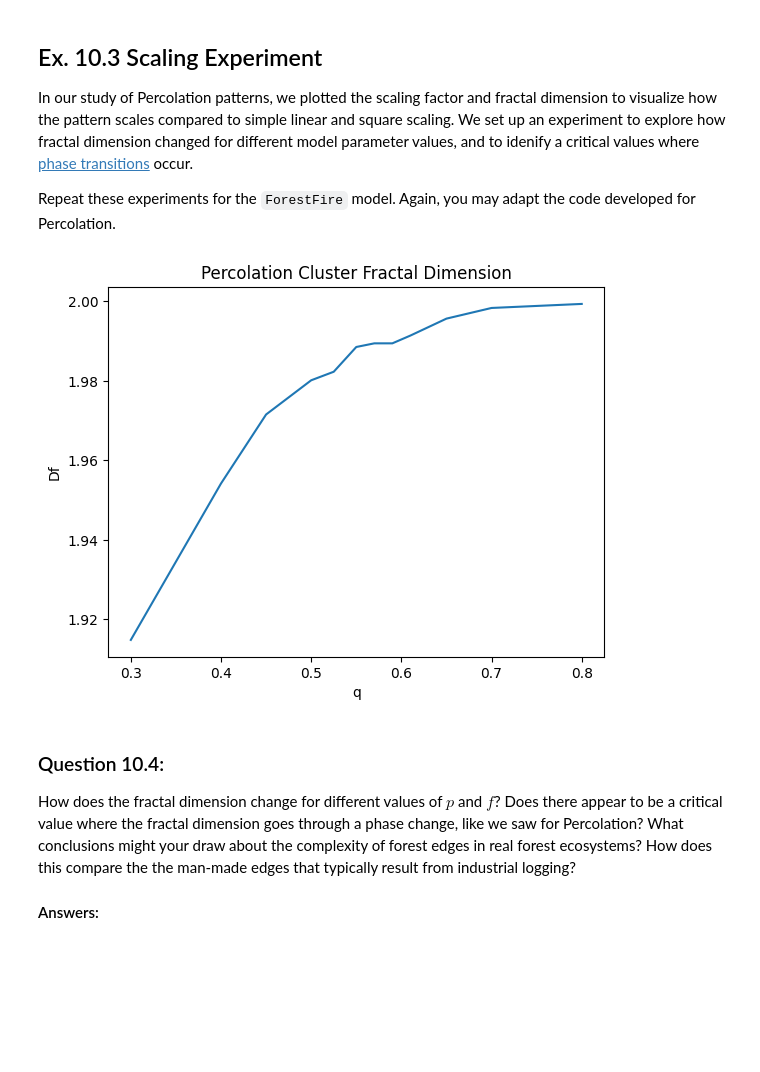
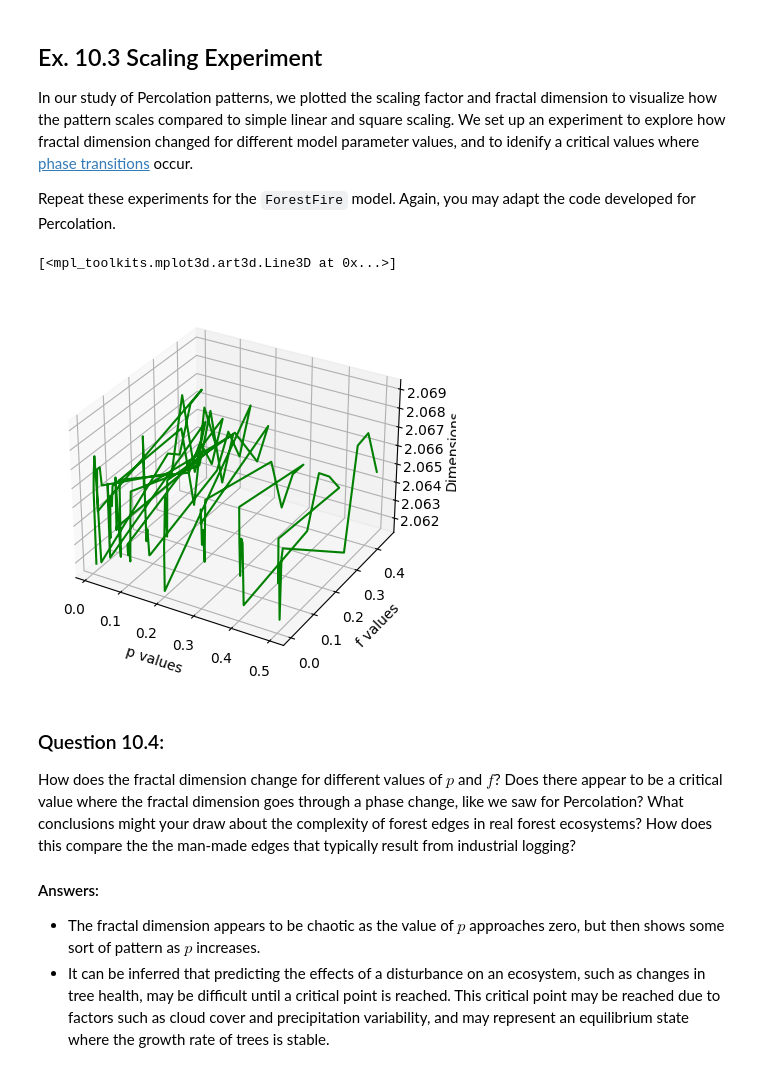
Before and after one commit to owengenge/cap-comp215, a Jupyter notebook: labs/lab07.ipynb, the cells around one changed output. Saved outputs shown, nothing was run; the diff lists cells and outputs as text; code cells hidden in the pictures; blank space fills up the shorter version.

```diff
--- a/labs/lab07.ipynb
+++ b/labs/lab07.ipynb
@@ -546,39 +552,50 @@ scaling_experiment(size=250, steps=250, q=.5, p=0.01, f=0.001) #250 steps to ste
 In our study of Percolation patterns, we plotted the scaling factor and fractal dimension to visualize how the pattern scales compared to simple linear and square scaling.  We set up an experiment to explore how fractal dimension changed for different model parameter values, and to idenify a critical values where [phase transitions](https://en.wikipedia.org/wiki/Phase_transition) occur.
 
 Repeat these experiments for the `ForestFire` model.  Again, you may adapt the code developed for Percolation.
-# %%
-# Ex. 10.3 here
-
-def fractal_dimensions_experiment(size, p, f, qs, steps=250):
-    """
-    Plot how the fractal dimension of percolation clusters change for different values of q
-    """
-    calibres = np.array([2, 10, 25, 50])
-    fractal_dimensions = []
-
-    for q in qs:
-        f = ForestFire(size, p=p, q=q, f=f)
-        for i in range(steps):
-          f.step()
-        occupied_counts = np.array([box_count(f.array, calibre) for calibre in calibres])
-        xs = size / calibres  # xs are the number of grid squares so counts scale in same direction
-
-        fractal_dimensions.append( log_slope(xs, occupied_counts) )
-    return fractal_dimensions
-
-n = 100
-qs=[0.3, 0.4, 0.45, 0.5, 0.525, 0.55, 0.57, 0.59, 0.61, 0.65, 0.7, 0.8]
-dims = fractal_dimensions_experiment(steps=0, size=100, p=0.01, f=0.01, qs=qs)
-title = f'Percolation Cluster Fractal Dimension'
-plt.gca().set(title=title, xlabel='q', ylabel='Df')
-plt.plot(qs, dims)
-plt.show()
-# %% [output]
-[figure, removed]
+# %%
+# Ex. 10.3 here
+
+""" In colaboration with Brent Langford """
+
+ps = [0.01,0.02,0.05,0.07,0.10,0.15,0.20,0.30,0.40,0.50]
+fs = [0.001,0.002,0.005,0.01,0.015,0.02,0.30,0.35,0.4,0.45]
+duplic = [(p,f) for p in ps for f in fs]
+paired_p_f = list(zip(*duplic))
+pss=paired_p_f[0]
+fss=paired_p_f[1]
+
+def dim_graph(Forest, steps):
+    """
+    Plot how the number of wet cells in the given Forestmodel scales
+    Compare this plot to 1D (y = x) and 2D (y = x**2) scaling factors
+
+    """
+    calibres = np.array(range(2, steps//2, 10))
+    wet_counts = np.array([box_count(Forest.array, calibre) for calibre in calibres])
+    xs = steps / calibres
+
+    return log_slope(xs, wet_counts)
+
+dim=[dim_graph(ForestFire(p=p,f=f,n=100),100) for p,f in duplic]
+fig = plt.figure()
+ax = plt.axes(projection='3d')
+
+# Data for a three-dimensional line
+ax.set_xlabel('p values')
+ax.set_ylabel('f values')
+ax.set_zlabel('Dimensions')
+ax.plot3D(pss, fss, dim, 'green')
+# %% [output]
+[<mpl_toolkits.mplot3d.art3d.Line3D at 0x...>]
+[figure, added]
 # %% [markdown]
 ### Question 10.4:
+
 How does the fractal dimension change for different values of $p$ and $f$?
 Does there appear to be a critical value where the fractal dimension goes through a phase change, like we saw for Percolation?
 What conclusions might your draw about the complexity of forest edges in real forest ecosystems?  How does this compare the the man-made edges that typically result from industrial logging?
 
 #### Answers:
+
+- The fractal dimension appears to be chaotic as the value of $p$ approaches zero, but then shows some sort of pattern as $p$ increases.
+- It can be inferred that predicting the effects of a disturbance on an ecosystem, such as changes in tree health, may be difficult until a critical point is reached. This critical point may be reached due to factors such as cloud cover and precipitation variability, and may represent an equilibrium state where the growth rate of trees is stable.
```
Also changed, not shown: parts of 3 cells of this notebook.
